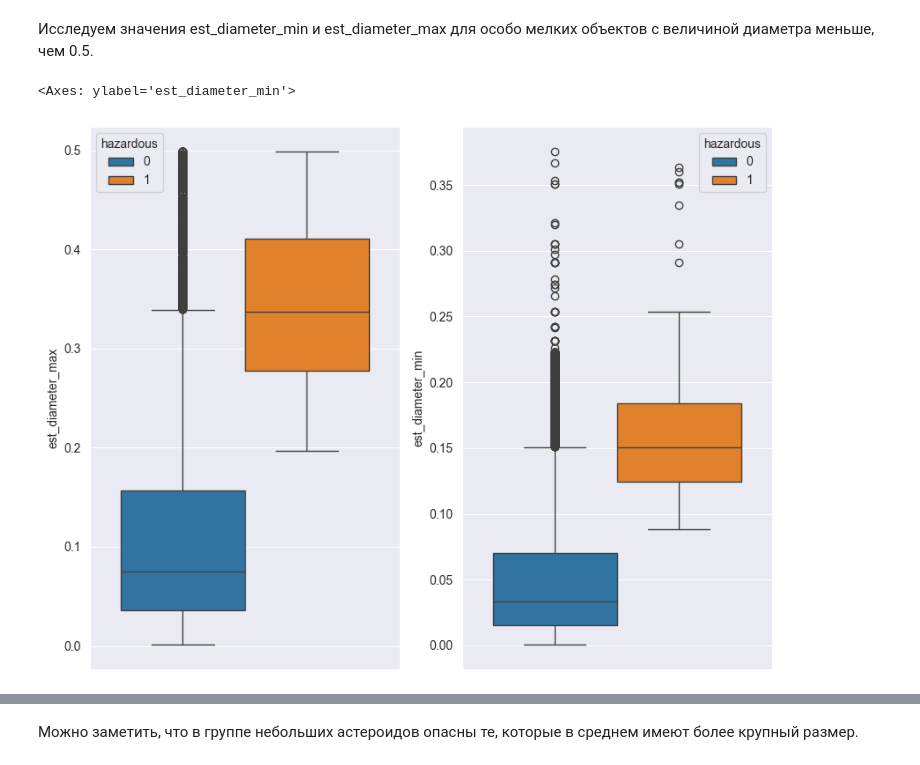
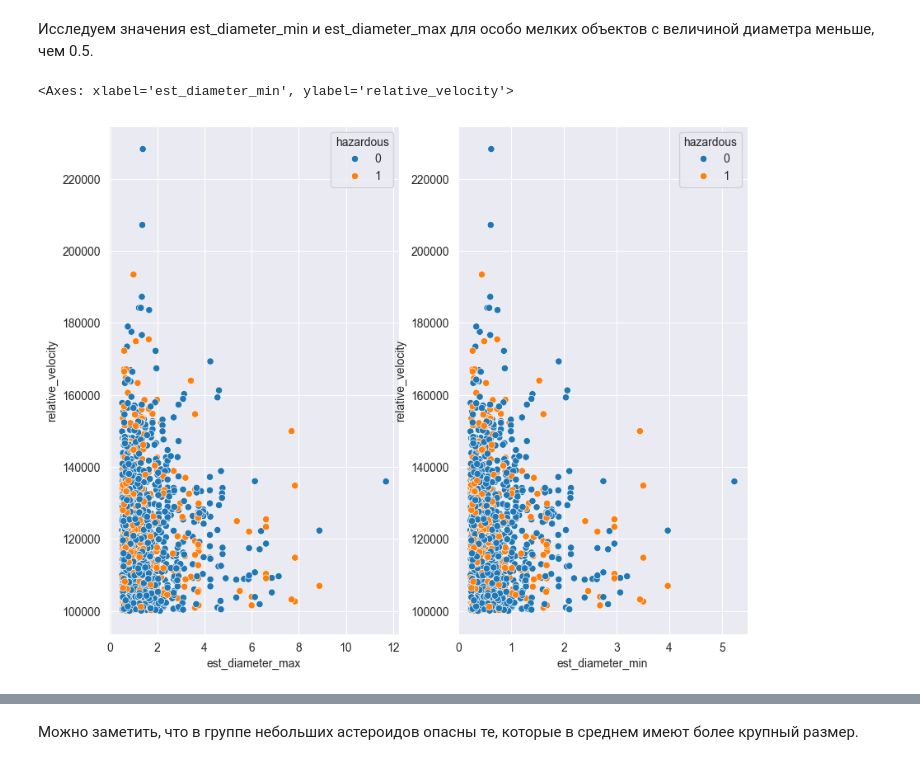
Before and after one commit to stwz13/ml, a Jupyter notebook: lab1_neo.ipynb, the cells around one changed output, grey strips where cells are left out. Saved outputs shown, nothing was run; the diff lists cells and outputs as text; code cells hidden in the pictures.

```diff
--- a/lab1_neo.ipynb
+++ b/lab1_neo.ipynb
@@ -334,11 +334,11 @@ ax_flatten[i+1].set_visible(False)
 # %% [markdown]
 Исследуем значения est_diameter_min и est_diameter_max для особо мелких объектов с величиной диаметра меньше, чем 0.5.
 # %%
-small_objects = data[(data["est_diameter_max"] <= 0.5) & (data["est_diameter_min"] <= 0.5)]
+fast_big_objects = data[(data["est_diameter_max"] >= 0.5) & (data["relative_velocity"] >= 100000)]
 
 fig, ax = plt.subplots(1, 2, figsize = (10, 8))
-sns.boxplot(small_objects, y="est_diameter_max", ax=ax[0], hue="hazardous")
-sns.boxplot(small_objects, y="est_diameter_min", ax=ax[1], hue="hazardous")
+sns.scatterplot(fast_big_objects, x="est_diameter_max", y="relative_velocity", ax=ax[0], hue="hazardous")
+sns.scatterplot(fast_big_objects, x="est_diameter_min", y="relative_velocity", ax=ax[1], hue="hazardous")
 # %% [output]
-<Axes: ylabel='est_diameter_min'>
+<Axes: xlabel='est_diameter_min', ylabel='relative_velocity'>
-[figure, old version]
+[figure, new version]
```
Also changed, not shown: parts of 4 cells of this notebook.
